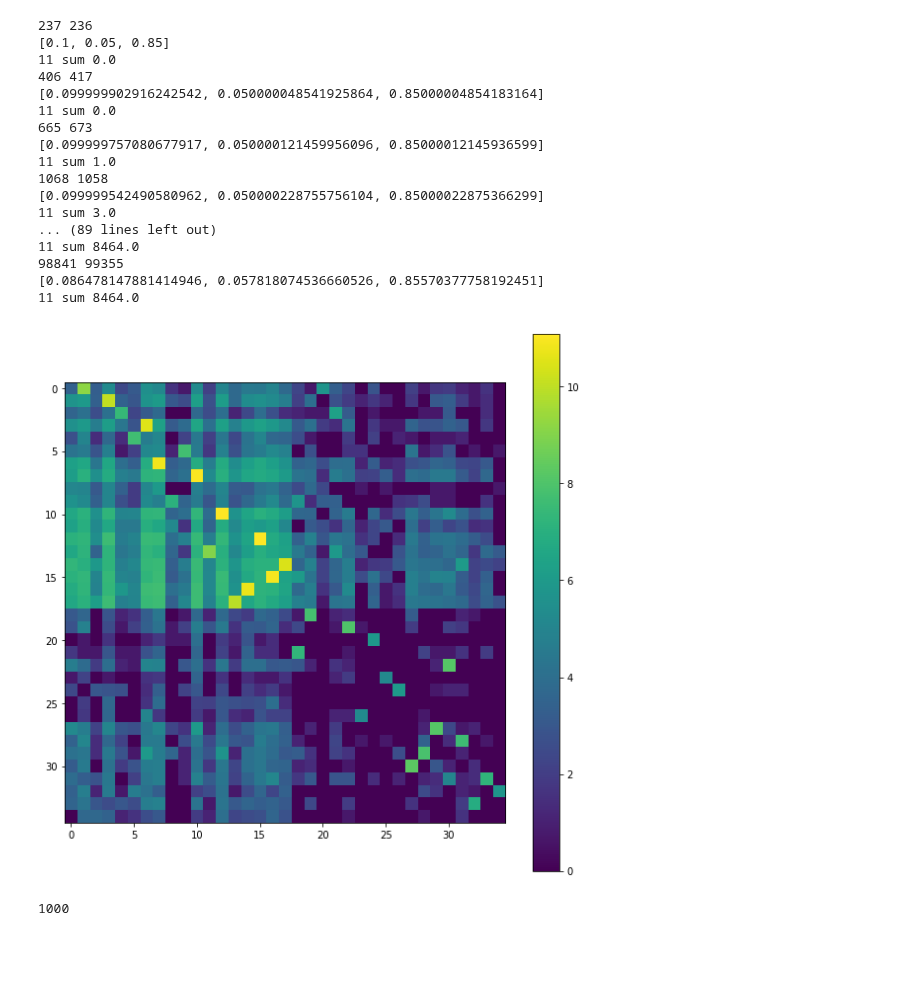
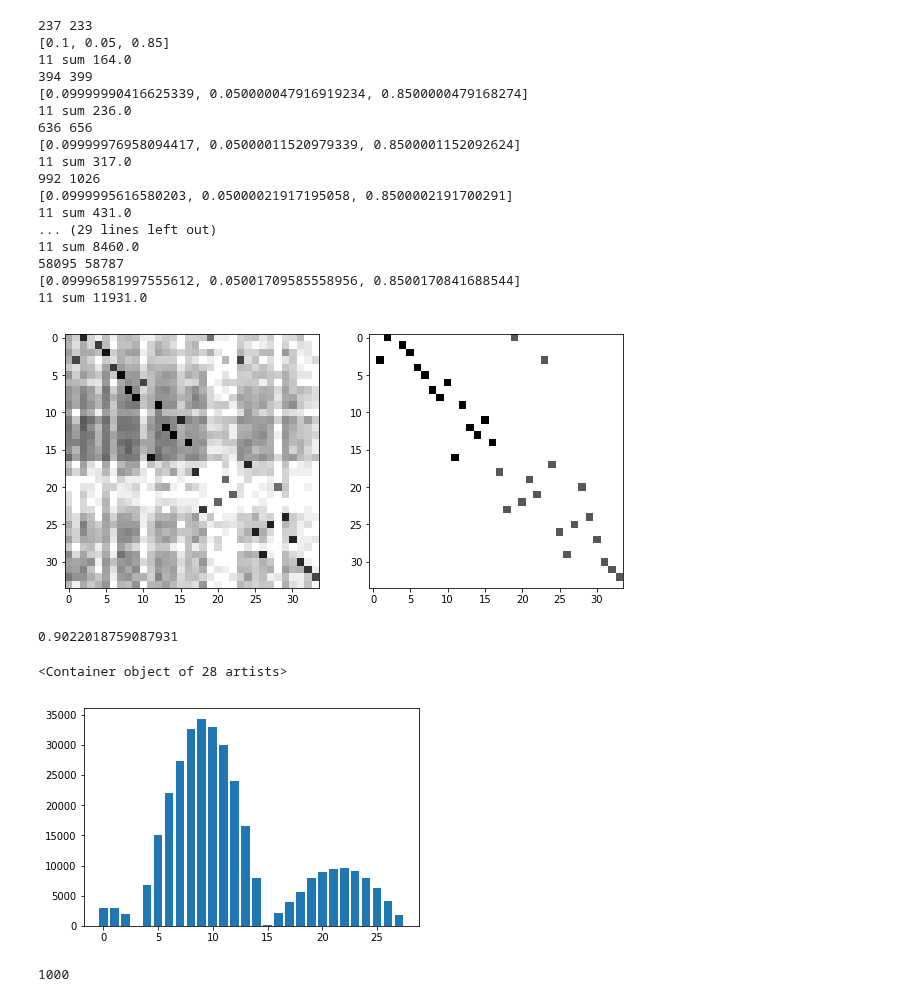
Before and after one commit to rykachevskiy/CRISPR, a Jupyter notebook: Probabilistic_model/PM, new annealing.ipynb, the cells around one changed output. Cells and saved outputs as stored; diff of their text form; code cells hidden in the pictures; blank space fills up the shorter version.

```diff
--- a/Probabilistic_model/PM, new annealing.ipynb
+++ b/Probabilistic_model/PM, new annealing.ipynb
@@ -199,35 +196,39 @@ NameError: name 'p_list_0' is not defined
 # %%
 gr0 = pcr.to_graph()
 # %%
-for i in range(35):
+for i in range(15):
     pcr.anneal()
     print(pcr.f_population.shape[0], pcr.b_population.shape[0])
     print(pcr.p)
     print('11 sum', pcr.to_graph()[11].sum())
 # %% [output]
-237 236
+237 233
 [0.1, 0.05, 0.85]
-11 sum 0.0
-406 417
-[0.099999902916242542, 0.050000048541925864, 0.85000004854183164]
-11 sum 0.0
-665 673
-[0.099999757080677917, 0.050000121459956096, 0.85000012145936599]
-11 sum 1.0
-1068 1058
-[0.099999542490580962, 0.050000228755756104, 0.85000022875366299]
-11 sum 3.0
-... (89 lines left out)
-11 sum 8464.0
-98841 99355
-[0.086478147881414946, 0.057818074536660526, 0.85570377758192451]
-11 sum 8464.0
+11 sum 164.0
+394 399
+[0.09999990416625339, 0.050000047916919234, 0.8500000479168274]
+11 sum 236.0
+636 656
+[0.09999976958094417, 0.05000011520979339, 0.8500001152092624]
+11 sum 317.0
+992 1026
+[0.0999995616580203, 0.05000021917195058, 0.8500002191700291]
+11 sum 431.0
+... (29 lines left out)
+11 sum 8460.0
+58095 58787
+[0.09996581997555612, 0.05001709585558956, 0.8500170841688544]
+11 sum 11931.0
 # %%
 gr = pcr.to_graph()
 # %%
-pu.plot_gr(gr, log = 1)
+ca.plot_grs(gr, gr0, log = 1)
 # %% [output]
-[figure, old version]
+[figure, new version]
 # %%
 def calc_noise_ratio(gr0, gr):
     return gr[gr0>0].sum() / gr.sum()
+# %%
+calc_noise_ratio(gr0, gr)
+# %% [output]
+0.9022018759087931
@@ -234,3 +237,8 @@ def calc_noise_ratio(gr0, gr):
+# %%
+plt.bar(np.arange(len(w[0])), w[0])
+# %% [output]
+<Container object of 28 artists>
+[figure, added]
 # %%
 answ = [[2, 21, 18, 19, 22, 30, 27, 29, 28, 31, 33, 32, 34], \
         [0, 20, 24, 26, 23, 25], \
```
Also changed, not shown: parts of 5 cells of this notebook, 14 other files.
